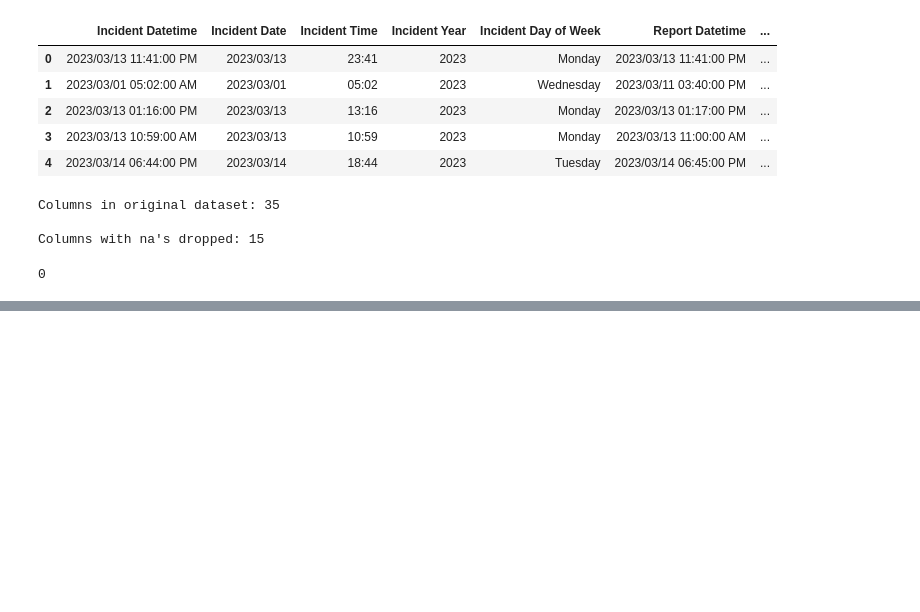
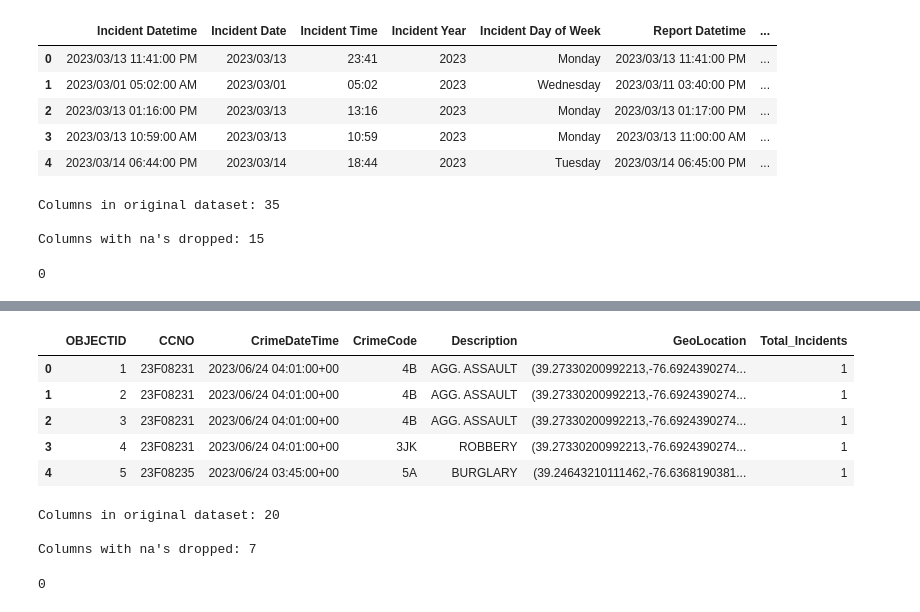
Before and after one commit to MITCHELLWYNE/crime-trends, a Jupyter notebook: cleaning-data.ipynb, the cells around one changed output, grey strips where cells are left out. Cells and saved outputs as stored; diff of their text form; code cells hidden in the pictures; blank space fills up the shorter version.

```diff
--- a/cleaning-data.ipynb
+++ b/cleaning-data.ipynb
@@ -87,0 +205,23 @@ pdir_data.duplicated().sum()
+# %%
+# remove all columns with at least one missing value
+columns_with_na_dropped =bc_data.dropna(axis=1)
+columns_with_na_dropped.head()
+# %% [output]
+|  | OBJECTID | CCNO | CrimeDateTime | CrimeCode | Description | GeoLocation | Total_Incidents |
+| 0 | 1 | 23F08231 | 2023/06/24 04:01:00+00 | 4B | AGG. ASSAULT | (39.27330200992213,-76.6924390274... | 1 |
+| 1 | 2 | 23F08231 | 2023/06/24 04:01:00+00 | 4B | AGG. ASSAULT | (39.27330200992213,-76.6924390274... | 1 |
+| 2 | 3 | 23F08231 | 2023/06/24 04:01:00+00 | 4B | AGG. ASSAULT | (39.27330200992213,-76.6924390274... | 1 |
+| 3 | 4 | 23F08231 | 2023/06/24 04:01:00+00 | 3JK | ROBBERY | (39.27330200992213,-76.6924390274... | 1 |
+| 4 | 5 | 23F08235 | 2023/06/24 03:45:00+00 | 5A | BURGLARY | (39.24643210111462,-76.6368190381... | 1 |
+# %%
+# just how much data did we lose?
+print("Columns in original dataset: %d \n" % bc_data.shape[1])
+print("Columns with na's dropped: %d" % columns_with_na_dropped.shape[1])
+# %% [output]
+Columns in original dataset: 20
+
+Columns with na's dropped: 7
+# %%
+bc_data.duplicated().sum()
+# %% [output]
+0
```
Also changed, not shown: parts of 10 cells of this notebook.
